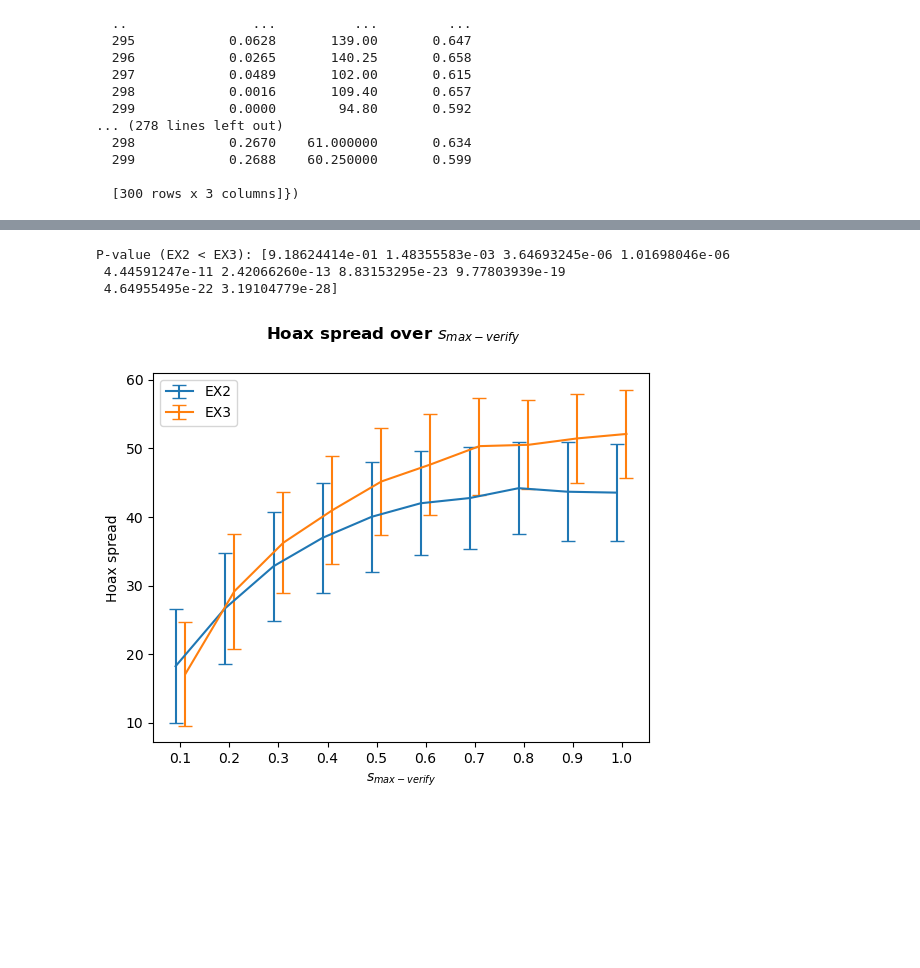
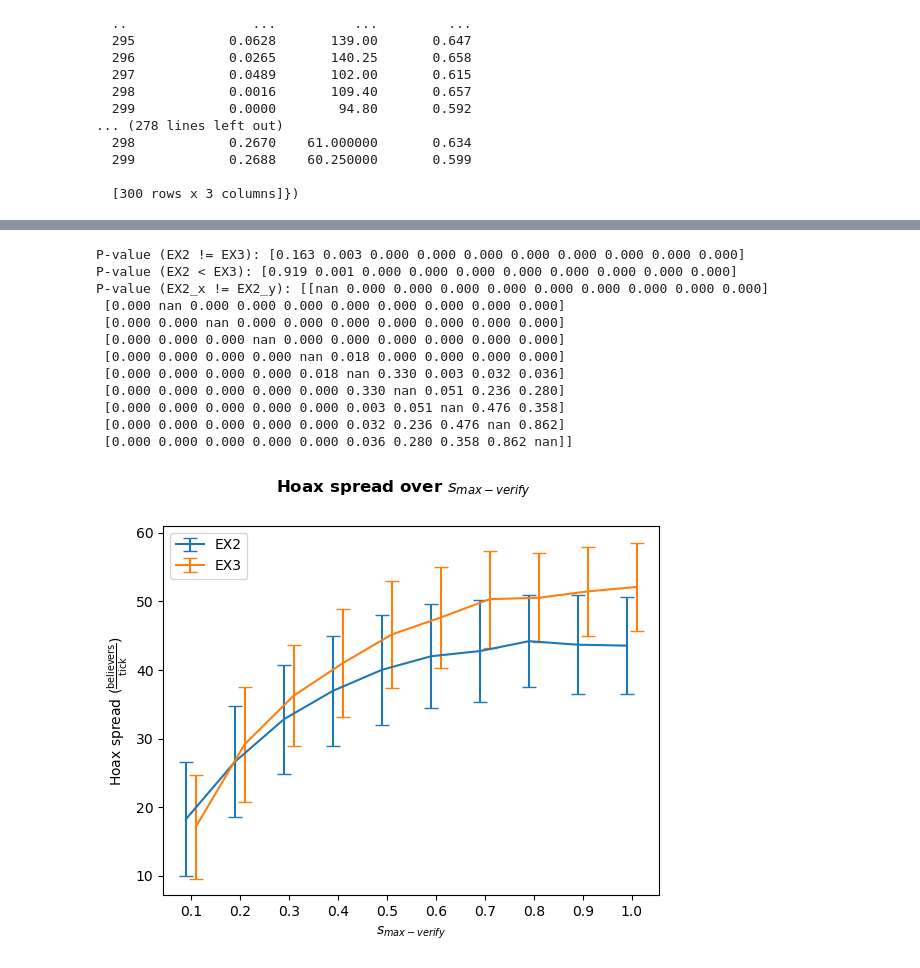
Before and after one commit to ErwinTerpstra/MisinformationSusceptibility, a Jupyter notebook: DataAnalysis.ipynb, the cells around one changed output, grey strips where cells are left out. Saved outputs shown, nothing was run; the diff lists cells and outputs as text; code cells hidden in the pictures; blank space fills up the shorter version.

Commit message:
Added unit labels to graphs

```diff
--- a/DataAnalysis.ipynb
+++ b/DataAnalysis.ipynb
@@ -166,5 +168,6 @@ EX2 - EX3: T-stat: -2.99572; P-value: 0.0029671117
 # %%
 def line_stats(result, column):
+	"""Returns a tuple with the mean values and error values for the specified column."""
 	mean = { key: df[column].mean() for key, df in result.items() }
 	error = [ (df[column] - mean[key]).abs().mean() for key, df in result.items() ]
 
@@ -172,4 +175,11 @@ def line_stats(result, column):
 
 def results_to_array(result, column):
 	return np.array([ df[column] for key, df in sorted(result.items(), key=lambda pair: pair[0]) ]).T
+
+def pairwise_ttest(values):
+	"""Calculates T-Test P-value for all combinations of samples"""
+	N = values.shape[1]
+	x, y = np.meshgrid(range(N), range(N))
+	test_pair = np.vectorize(lambda x, y: stats.ttest_rel(values[:,x], values[:,y]).pvalue)
+	return test_pair(x, y)
 # %%
@@ -203,25 +232,42 @@ P-value (EX2 < EX3): [7.65692748e-144 1.32200371e-156 1.75581128e-138 3.98619829
 # %%
 column = 'hoax_spread'
 mean_ex2, err_ex2 = line_stats(ex2, column)
 mean_ex3, err_ex3 = line_stats(ex3, column)
-t_stats, p_values = stats.ttest_rel(results_to_array(ex2, column), results_to_array(ex3, column), alternative='less')
+
+values_ex2 = results_to_array(ex2, column)
+values_ex3 = results_to_array(ex3, column)
+
+t_stats, p_values2 = stats.ttest_rel(values_ex2, values_ex3)
+t_stats, p_values1 = stats.ttest_rel(values_ex2, values_ex3, alternative='less')
+p_values_perm = pairwise_ttest(values_ex2)
 
 fig, ax = plt.subplots()
 
 t1 = Affine2D().translate(-0.01, 0.0) + ax.transData
 t2 = Affine2D().translate(+0.01, 0.0) + ax.transData
 ax.errorbar(mean_ex2.keys(), mean_ex2.values(), label="EX2", yerr=err_ex2, capsize=5, transform=t1)
 ax.errorbar(mean_ex3.keys(), mean_ex3.values(), label="EX3", yerr=err_ex3, capsize=5, transform=t2)
 
 plt.suptitle('Hoax spread over $s_{max-verify}$', weight='bold')
 plt.xticks(np.arange(0.1, 1.1, 0.1))
 plt.xlabel('$s_{max-verify}$')
-plt.ylabel('Hoax spread')
+plt.ylabel('Hoax spread ($\\frac{\\text{believers}}{\\text{tick}}$)')
 plt.legend()
 
-print(f'P-value (EX2 < EX3): {p_values}')
+print(f'P-value (EX2 != EX3): {p_values2}')
+print(f'P-value (EX2 < EX3): {p_values1}')
+print(f'P-value (EX2_x != EX2_y): {p_values_perm}')
 # %% [output]
-P-value (EX2 < EX3): [9.18624414e-01 1.48355583e-03 3.64693245e-06 1.01698046e-06
- 4.44591247e-11 2.42066260e-13 8.83153295e-23 9.77803939e-19
- 4.64955495e-22 3.19104779e-28]
+P-value (EX2 != EX3): [0.163 0.003 0.000 0.000 0.000 0.000 0.000 0.000 0.000 0.000]
+P-value (EX2 < EX3): [0.919 0.001 0.000 0.000 0.000 0.000 0.000 0.000 0.000 0.000]
+P-value (EX2_x != EX2_y): [[nan 0.000 0.000 0.000 0.000 0.000 0.000 0.000 0.000 0.000]
+ [0.000 nan 0.000 0.000 0.000 0.000 0.000 0.000 0.000 0.000]
+ [0.000 0.000 nan 0.000 0.000 0.000 0.000 0.000 0.000 0.000]
+ [0.000 0.000 0.000 nan 0.000 0.000 0.000 0.000 0.000 0.000]
+ [0.000 0.000 0.000 0.000 nan 0.018 0.000 0.000 0.000 0.000]
+ [0.000 0.000 0.000 0.000 0.018 nan 0.330 0.003 0.032 0.036]
+ [0.000 0.000 0.000 0.000 0.000 0.330 nan 0.051 0.236 0.280]
+ [0.000 0.000 0.000 0.000 0.000 0.003 0.051 nan 0.476 0.358]
+ [0.000 0.000 0.000 0.000 0.000 0.032 0.236 0.476 nan 0.862]
+ [0.000 0.000 0.000 0.000 0.000 0.036 0.280 0.358 0.862 nan]]
-[figure, old version]
+[figure, new version]
```
Also changed, not shown: parts of 4 cells of this notebook, 4 other files.
